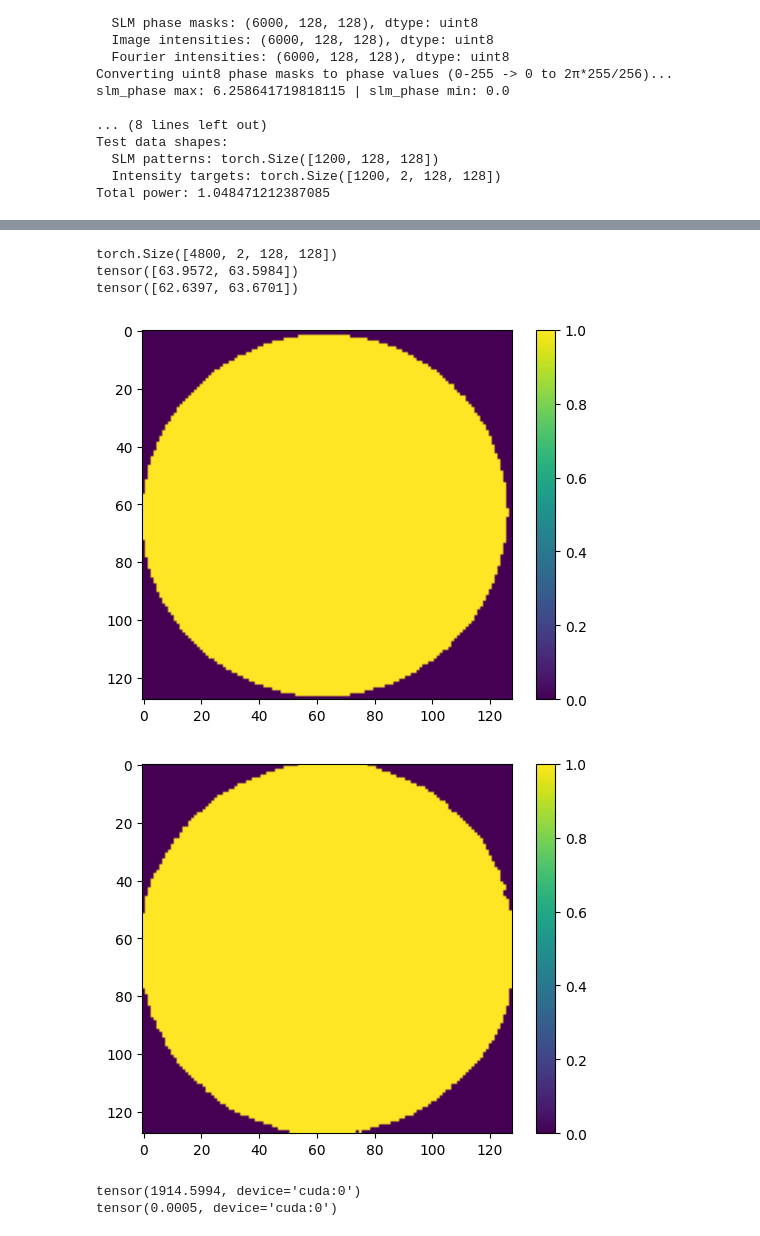
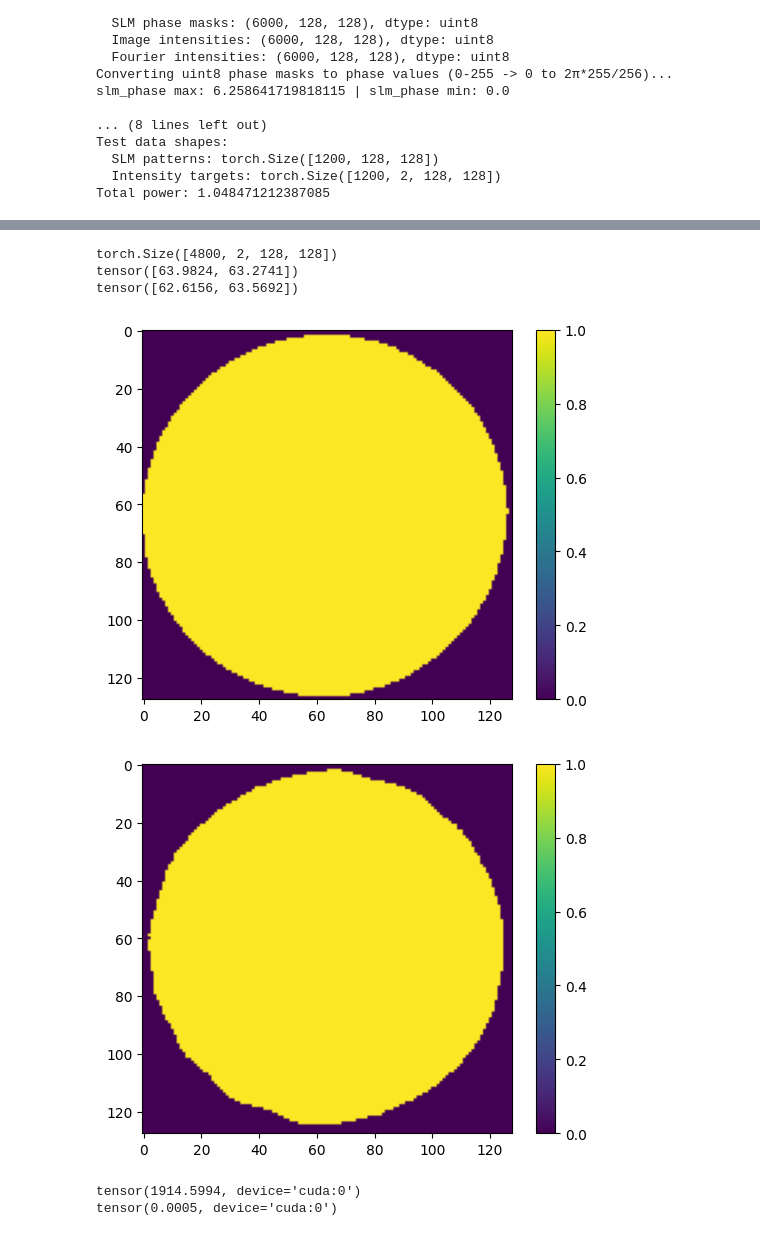
Before and after one commit to dvirmarsh/TM_aquisition, a Jupyter notebook: TM_retrieve.ipynb, the cells around one changed output, grey strips where cells are left out. Saved outputs shown, nothing was run; the diff lists cells and outputs as text; code cells hidden in the pictures.

```diff
--- a/TM_retrieve.ipynb
+++ b/TM_retrieve.ipynb
@@ -80,7 +80,7 @@ def load_real_mmf_data(h5_file_path: str, experiment_group: str, train_test_spli
         intensity_image = group[img_key][:]  # (N, H, W)
         intensity_image = np.flip(intensity_image, axis=(-2,-1))  # flip because of the 4F system and BS
         intensity_fourier = group[fourier_key][:]  # (N, H, W)
-        intensity_fourier = np.flip(intensity_fourier, axis=(-2,-1))  # flip because of the 4F system and BS
+        # intensity_fourier = np.flip(intensity_fourier, axis=(-2))  # flip because of the 4F system and BS
 
         print(f"Using dataset keys: {slm_key}, {img_key}, {fourier_key}")
 
@@ -1015,29 +1071,29 @@ Visualization complete!
 # %%
 print(train_data['intensity_targets'].shape)
 im_sum = train_data['intensity_targets'].sum(dim=0)
-mask = im_sum > 2000
+mask = im_sum > 1e4
 
 dens = mask/mask.sum(dim=(1,2),keepdim=True)
 x = torch.linspace(0, 127, 128)
 X,Y = torch.meshgrid(x,x)
 x_0 = (X*dens.cpu()).sum(dim=(1,2))
 y_0 = (Y*dens.cpu()).sum(dim=(1,2))
 print(x_0)
 print(y_0)
 plt.figure()
 plt.imshow(mask[0].cpu().numpy())
 plt.colorbar()
 plt.show()
 plt.figure()
 plt.imshow(mask[1].cpu().numpy())
 plt.colorbar()
 plt.show()
 # %% [output]
 torch.Size([4800, 2, 128, 128])
-tensor([63.9572, 63.5984])
-tensor([62.6397, 63.6701])
+tensor([63.9824, 63.2741])
+tensor([62.6156, 63.5692])
 [figure]
-[figure, old version]
+[figure, new version]
 # %%
 dx_cam = 3.45e-6
 dx_im = {'tran': dx_cam/50.0, 'ref': dx_cam/50.0}
```
Also changed, not shown: parts of 11 cells of this notebook, 4 other files.
